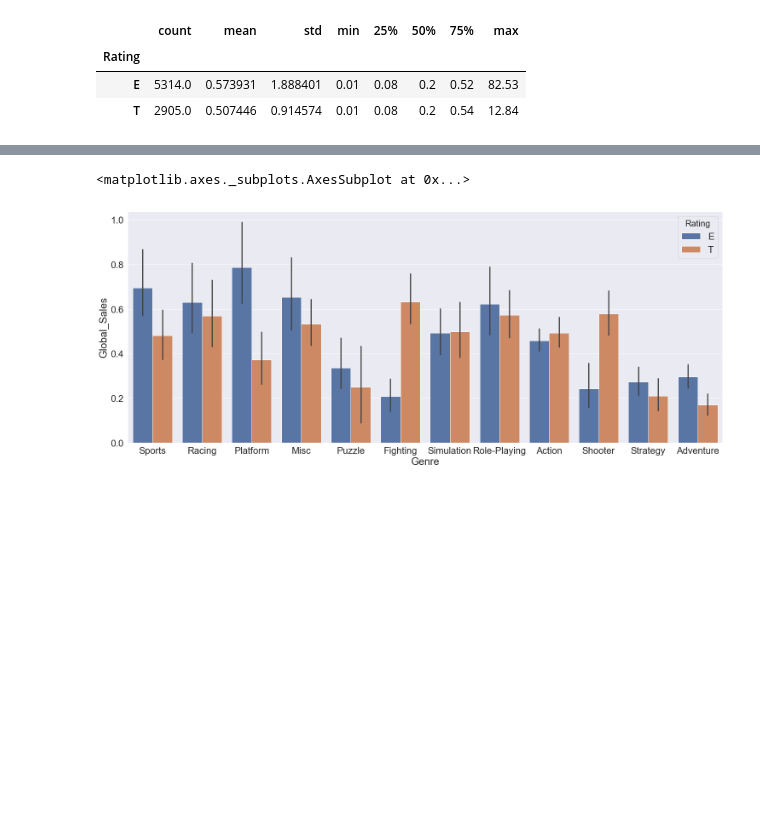
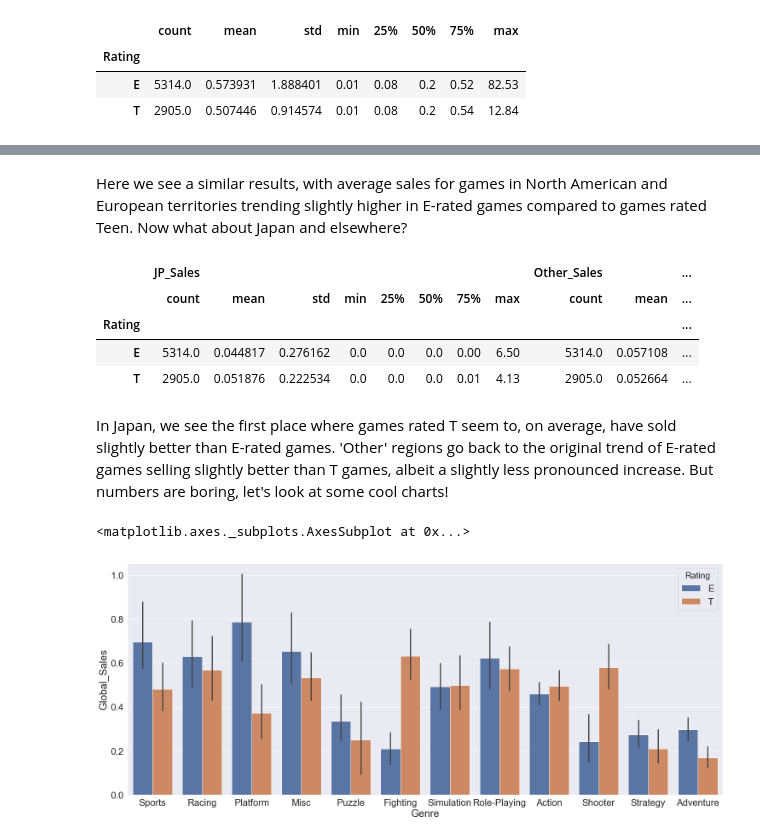
Before and after one commit to micsab/thinkful_files, a Jupyter notebook: unit_1/capstone/Game Ratings.ipynb, the cells around one changed output, grey strips where cells are left out. Cells and saved outputs as stored; diff of their text form; code cells hidden in the pictures; blank space fills up the shorter version.

```diff
--- a/unit_1/capstone/Game Ratings.ipynb
+++ b/unit_1/capstone/Game Ratings.ipynb
@@ -69,3 +86,16 @@ Right away we can see that the average global sales for games rated 'Everyone' i
+# %% [markdown]
+Here we see a similar results, with average sales for games in North American and European territories trending slightly higher in E-rated games compared to games rated Teen.  Now what about Japan and elsewhere?
+# %%
+rate_sales = rate_games[['JP_Sales', 'Other_Sales']]
+rate_sales.describe()
+# %% [output]
+|  | JP_Sales |  |  |  |  |  |  |  | Other_Sales |  | ... |
+|  | count | mean | std | min | 25% | 50% | 75% | max | count | mean | ... |
+| Rating |  |  |  |  |  |  |  |  |  |  | ... |
+| E | 5314.0 | 0.044817 | 0.276162 | 0.0 | 0.0 | 0.0 | 0.00 | 6.50 | 5314.0 | 0.057108 | ... |
+| T | 2905.0 | 0.051876 | 0.222534 | 0.0 | 0.0 | 0.0 | 0.01 | 4.13 | 2905.0 | 0.052664 | ... |
+# %% [markdown]
+In Japan, we see the first place where games rated T seem to, on average, have sold slightly better than E-rated games.  'Other' regions go back to the original trend of E-rated games selling slightly better than T games, albeit a slightly less pronounced increase. But numbers are boring, let's look at some cool charts!
 # %%
 sns.set_style('whitegrid')
 sns.set(font_scale = 2)
```
Also changed, not shown: parts of 15 cells of this notebook.
